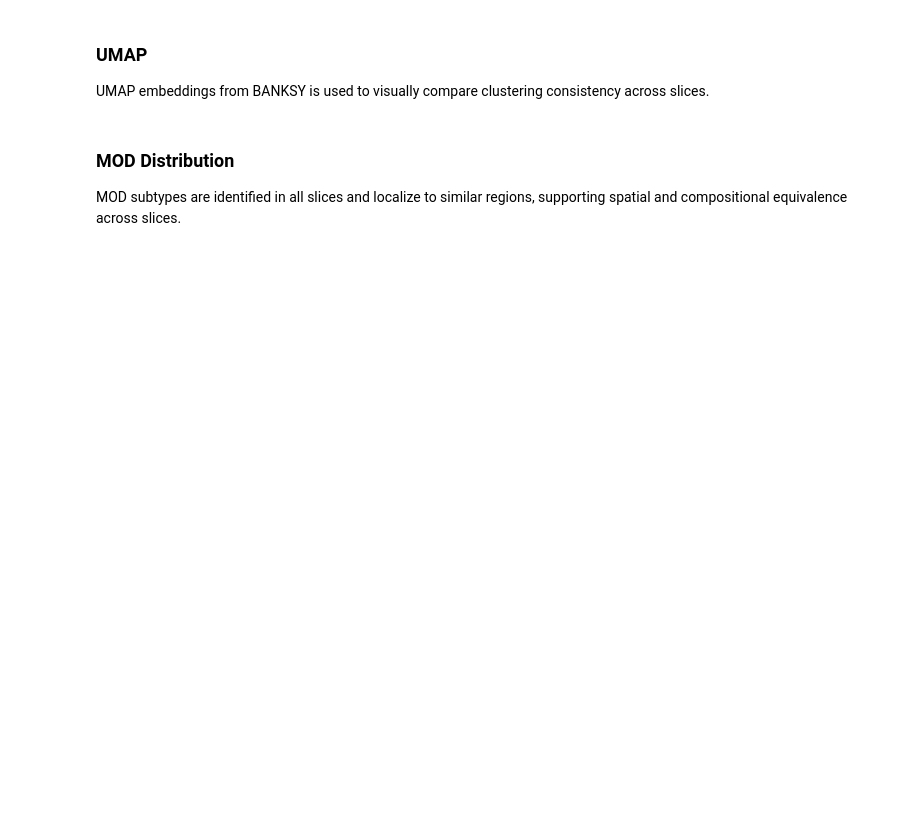
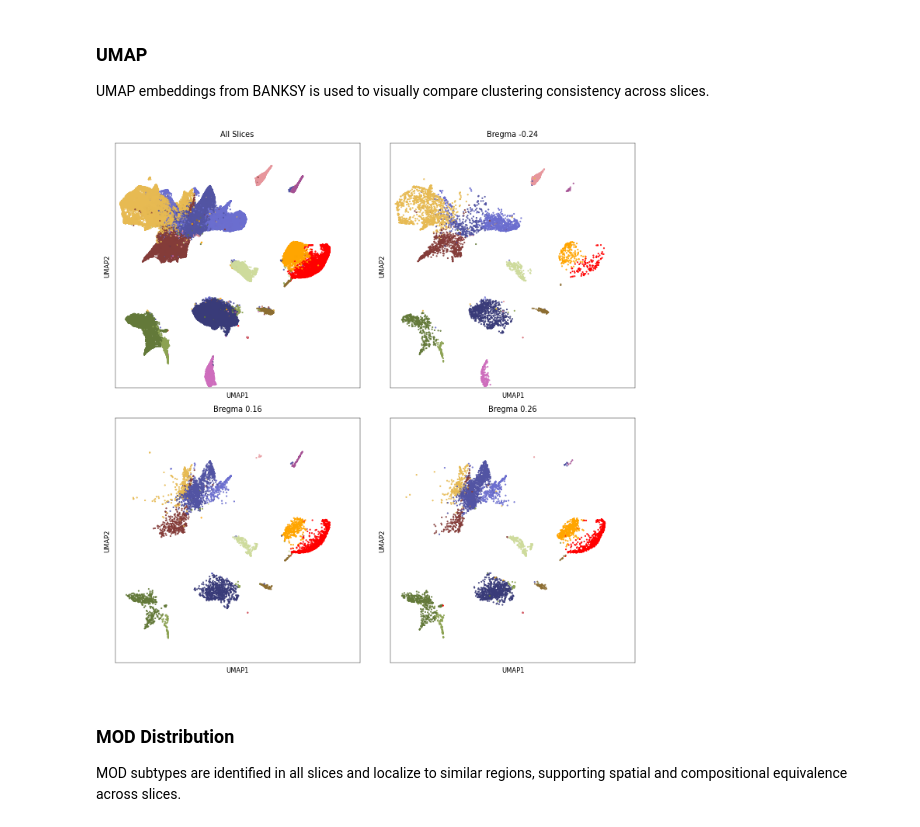
Before and after one commit to melocery/MasterThesisAnalysis, a Jupyter notebook: notebook/R1_SliceEquivalence.ipynb, the cells around one changed output. Saved outputs shown, nothing was run; the diff lists cells and outputs as text; code cells hidden in the pictures; blank space fills up the shorter version.

```diff
--- a/notebook/R1_SliceEquivalence.ipynb
+++ b/notebook/R1_SliceEquivalence.ipynb
@@ -182,0 +162,22 @@ plt.show()
+# %%
+# Bregma = -0.24
+merfish_024 = merfish_data[merfish_data['Bregma'] == -0.24].copy()
+merfish_024['x'] = merfish_024['x'] - merfish_024['x'].min()
+merfish_024['y'] = merfish_024['y'] - merfish_024['y'].min()
+
+# Bregma = 0.16
+merfish_016 = merfish_data[merfish_data['Bregma'] == 0.16].copy()
+merfish_016['x'] = merfish_016['x'] - merfish_016['x'].min()
+merfish_016['y'] = merfish_016['y'] - merfish_016['y'].min()
+
+# Bregma = 0.26
+merfish_026 = merfish_data[merfish_data['Bregma'] == 0.26].copy()
+merfish_026['x'] = merfish_026['x'] - merfish_026['x'].min()
+merfish_026['y'] = merfish_026['y'] - merfish_026['y'].min()
+
+# Stacked Bar Plot
+# Used to compare cell type proportions across slices, as part of the equivalence analysis.
+merfish_barplot = merfish_data[(merfish_data['Bregma'] == 0.26) | (merfish_data['Bregma'] == 0.16) | (merfish_data['Bregma'] == -0.24)].copy()
+df_counts = merfish_barplot.groupby(["Bregma", "Cell_class"]).size().unstack(fill_value=0)
+df_normalized = df_counts.div(df_counts.sum(axis=1), axis=0)
+df_normalized = df_normalized.sort_index(ascending=False)
@@ -283,3 +276,28 @@ plt.show()
+# %%
+fig, ax = plt.subplots(2, 2, figsize=(18*CM, 18*CM), sharex=True, sharey=True, constrained_layout=True)
+ax = ax.flatten()
+
+titles = ["All Slices", "Bregma -0.24", "Bregma 0.16", "Bregma 0.26"]
+datasets = [all_UMAP, B24_UMAP, B16_UMAP, B26_UMAP]
+
+for i, (a, df) in enumerate(zip(ax, datasets)):
+    a.scatter(df['UMAP_1'], df['UMAP_2'], s=0.3, c=df['banksy'].map(full_color_map), rasterized=True)
+    a.set_title(titles[i], fontsize=7)
+    a.set_aspect('equal', adjustable='box')
+    a.set_xlim(-20, 35)
+    a.set_ylim(-30, 25)
+    a.set_xticks([])
+    a.set_yticks([])
+    a.set_xlabel("UMAP1", fontsize=6)
+    a.set_ylabel("UMAP2", fontsize=6)
+    a.xaxis.set_tick_params(labelsize=5, width=0.3)
+    a.yaxis.set_tick_params(labelsize=5, width=0.3)
+    a.spines[["top", "right", "left", "bottom"]].set_linewidth(0.3)
+
+plt.savefig("../data/results/R1/UMAP.pdf", bbox_inches='tight')
+plt.show()
+# %% [output]
+[figure, added]
 # %% [markdown]
 ### MOD Distribution
 MOD subtypes are identified in all slices and localize to similar regions, supporting spatial and compositional equivalence across slices.
```
Also changed, not shown: parts of 36 cells of this notebook, 3 other files.
